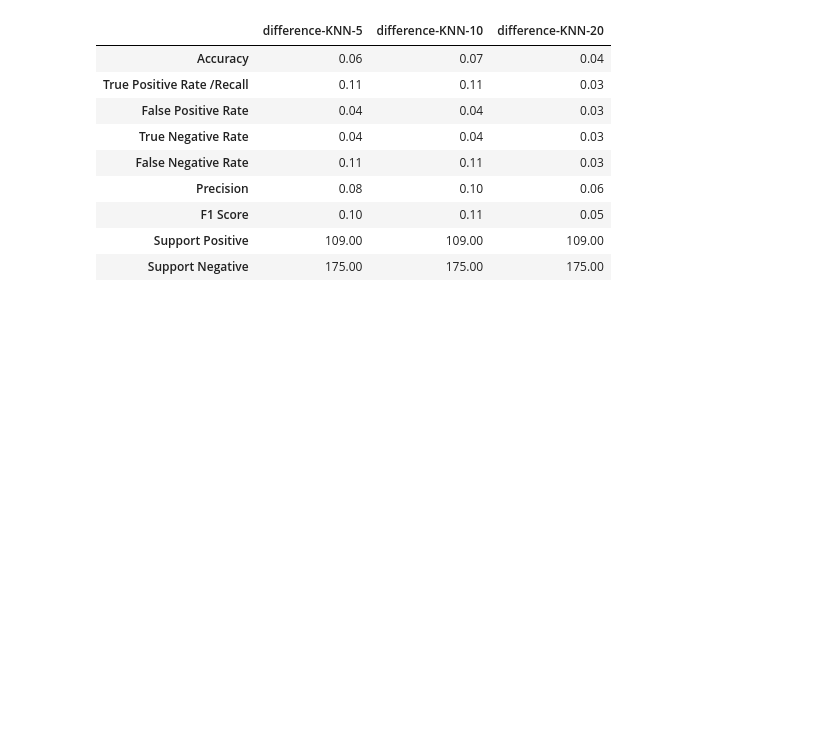
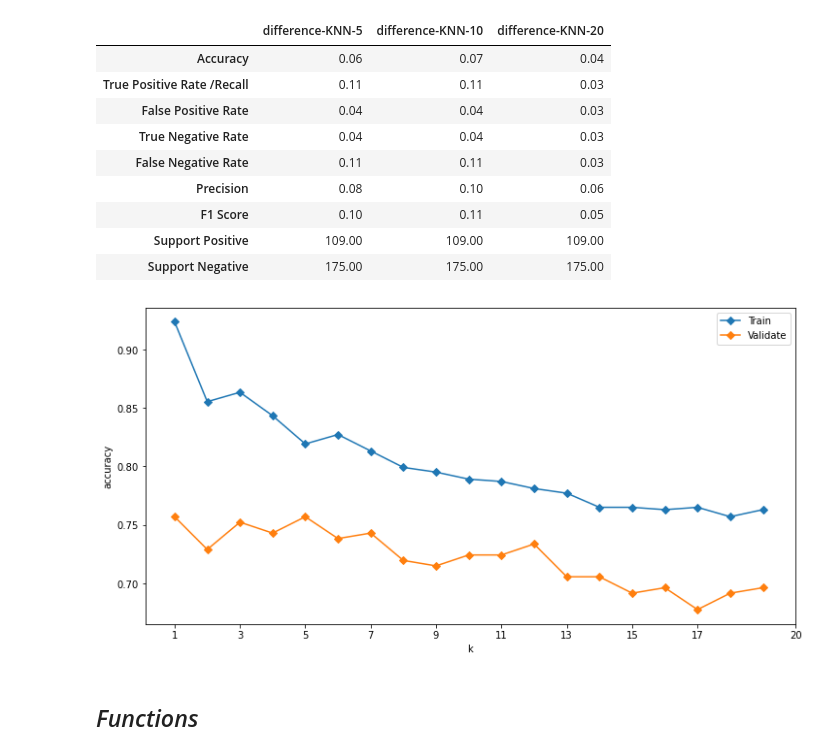
Before and after one commit to nadia-paz/classification-exercises, a Jupyter notebook: model_knn.ipynb, the cells around one changed output. Cells and saved outputs as stored; diff of their text form; code cells hidden in the pictures; blank space fills up the shorter version.

```diff
--- a/model_knn.ipynb
+++ b/model_knn.ipynb
@@ -470,3 +407,26 @@ df1
 | F1 Score | 0.10 | 0.11 | 0.05 |
 | Support Positive | 109.00 | 109.00 | 109.00 |
 | Support Negative | 175.00 | 175.00 | 175.00 |
+# %%
+#Evaluate 2nd way through graphing
+k_range = range(1, 20)
+train_scores = []
+validate_scores = []
+for k in k_range:
+    knn = KNeighborsClassifier(n_neighbors = k)
+    knn.fit(X_train, y_train)
+    train_scores.append(knn.score(X_train, y_train))
+    validate_scores.append(knn.score(X_validate, y_validate))
+# %%
+plt.figure(figsize = (12, 6))
+plt.xlabel('k')
+plt.ylabel('accuracy')
+plt.plot(k_range, train_scores, marker = 'D', label='Train')
+plt.plot(k_range, validate_scores, marker = 'D', label='Validate')
+plt.legend()
+plt.xticks([1, 3, 5, 7, 9, 11, 13, 15, 17, 20])
+plt.show()
+# %% [output]
+[figure, added]
+# %% [markdown]
+## *Functions*
```
Also changed, not shown: parts of 16 cells of this notebook, 14 other files.
